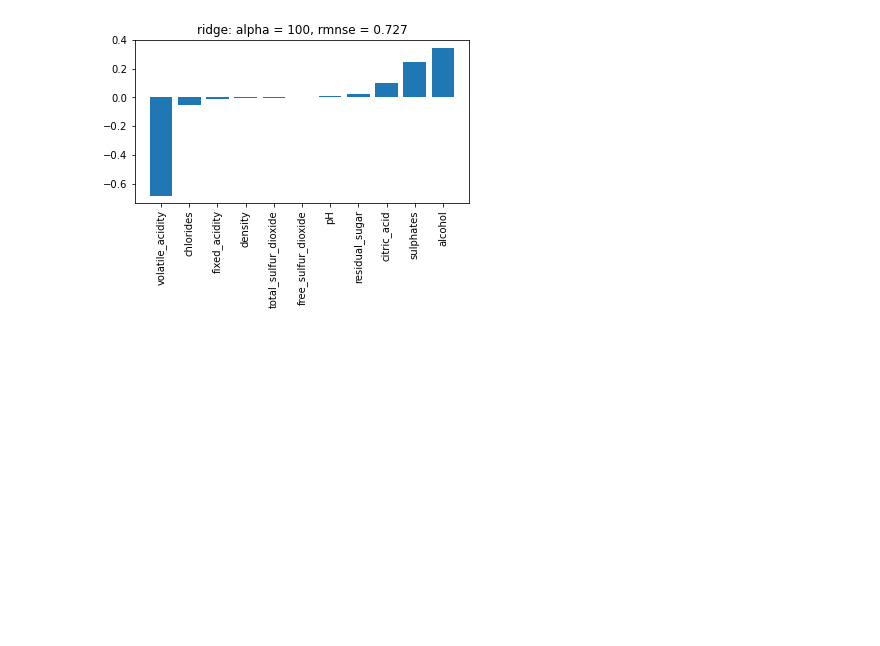
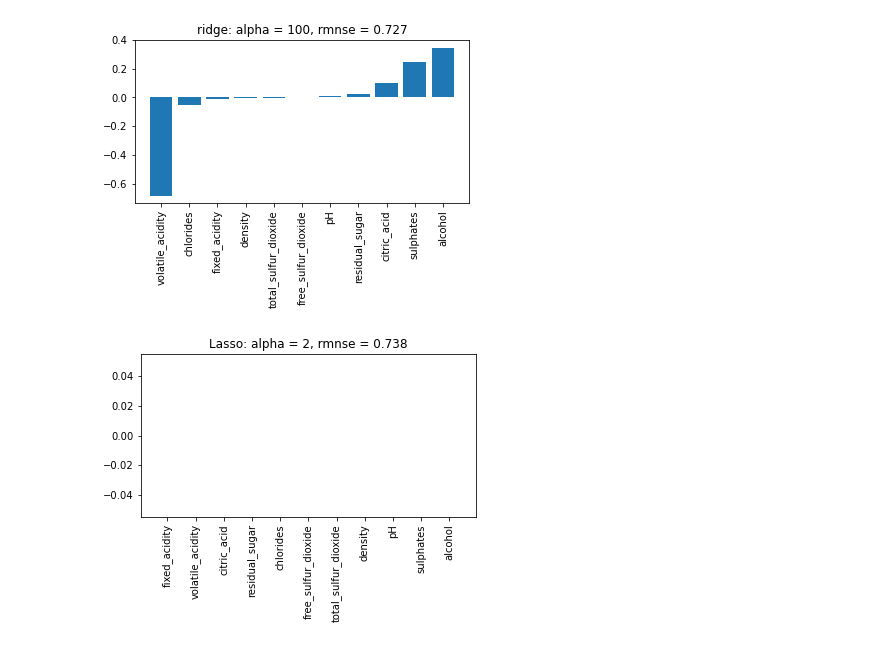
Before and after one commit to dongkyuseo/TIL, a Jupyter notebook: 머신러닝/실습/08.와인_품질_예측_학습데이터.ipynb, the cells around one changed output. Drawn from its saved outputs; the diff is of its cells as text; code cells hidden in the pictures; blank space fills up the shorter version.

```diff
--- a/머신러닝/실습/08.와인_품질_예측_학습데이터.ipynb
+++ b/머신러닝/실습/08.와인_품질_예측_학습데이터.ipynb
@@ -201,3 +201,23 @@ ax.set_title(f'{model_name}: alpha = {alpha}, rmnse = {rmse}')
 # %% [output]
 Text(0.5, 1.0, 'ridge: alpha = 100, rmnse = 0.727')
 [figure]
+# %%
+# 라쏘 회귀모델
+
+from sklearn.linear_model import Lasso
+
+
+model_name = 'Lasso'
+alpha = 2 # 2가넘어가니 값이 다 사라짐
+fig = plt.figure(figsize=(6,3))
+ax = fig.add_subplot(111)
+lasso = Lasso(alpha=alpha)
+lasso.fit(X_train, y_train)
+y_pred = ridge.predict(X_test)
+rmse = np.round(np.sqrt(mean_squared_error(y_test, y_pred)),3)
+coef = pd.Series(data=lasso.coef_, index=X_train.columns).sort_values()
+ax.bar(coef.index, coef.values)
+ax.set_xticklabels(coef.index, rotation = 90)
+ax.set_title(f'{model_name}: alpha = {alpha}, rmnse = {rmse}');
+# %% [output]
+[figure, added]
```
